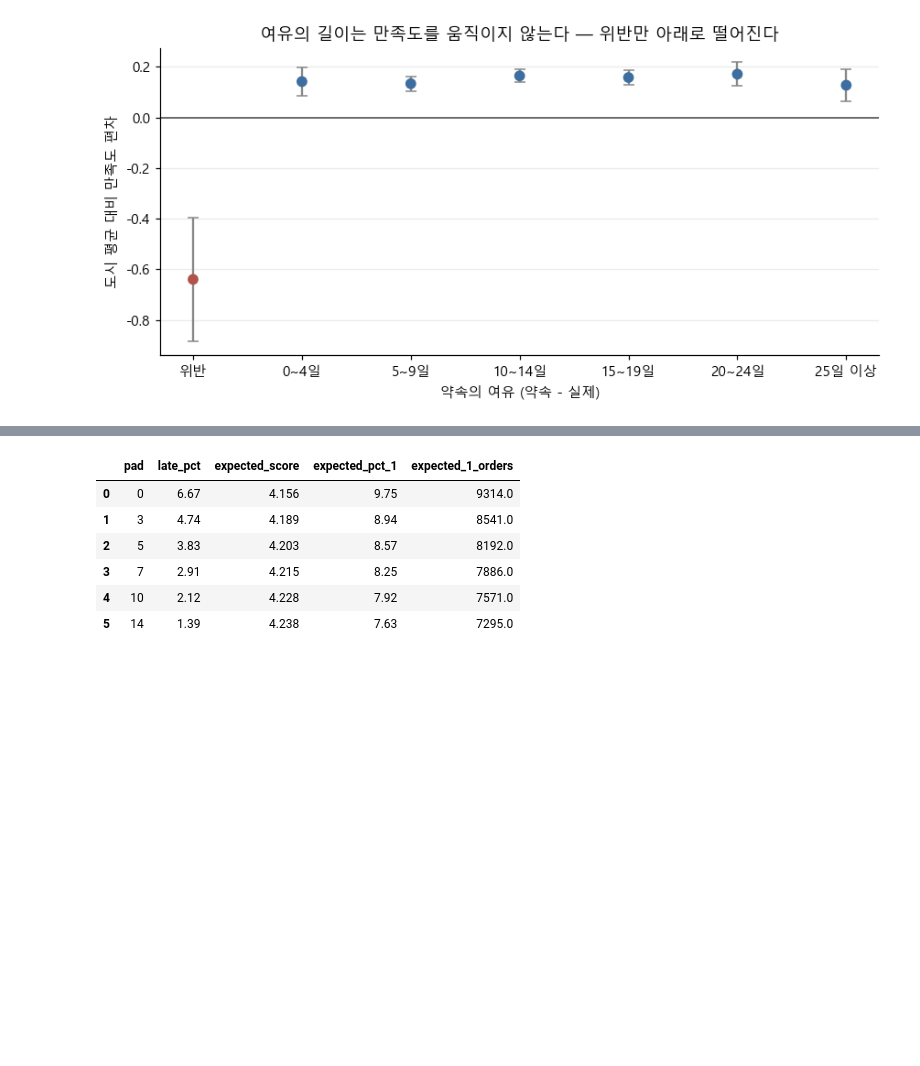
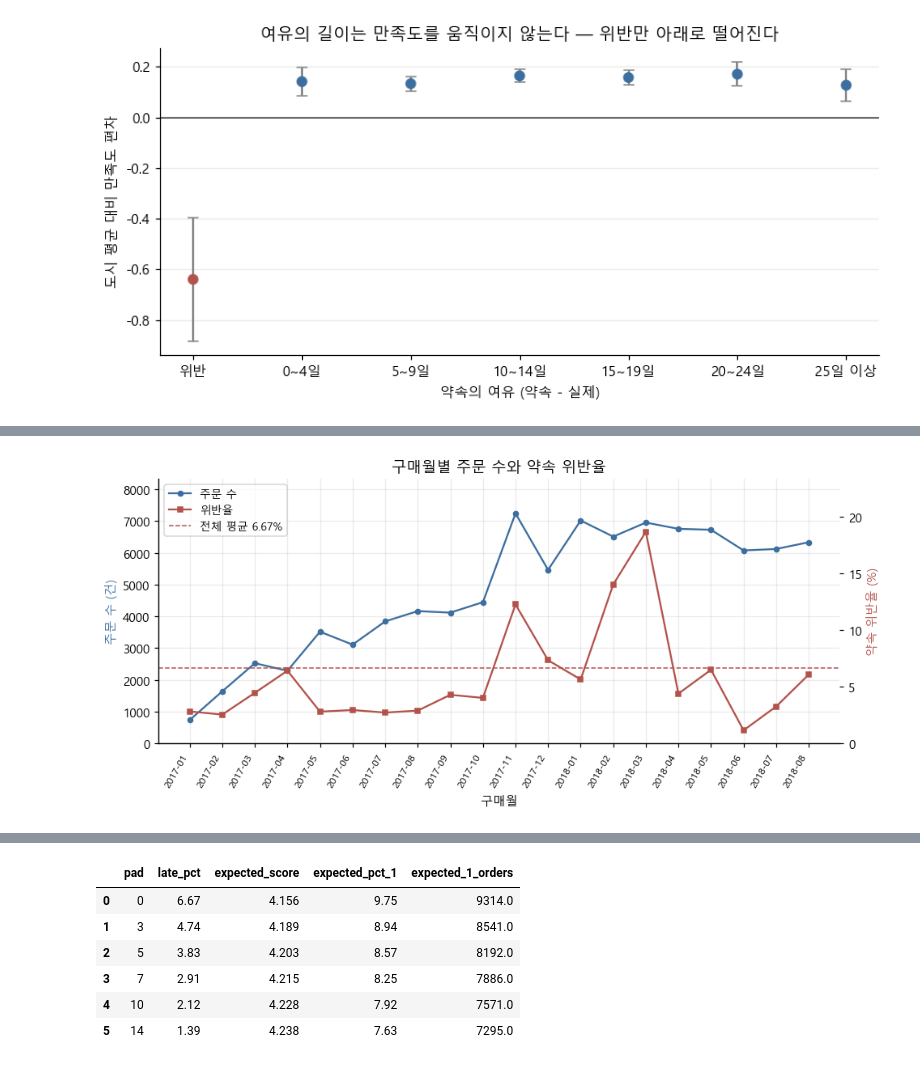
Before and after one commit to wlstjd1011/Olist-data-analyze, a Jupyter notebook: notebooks/06_delivery_expectation.ipynb, the cells around one changed output, grey strips where cells are left out. Saved outputs shown, nothing was run; the diff lists cells and outputs as text; code cells hidden in the pictures; blank space fills up the shorter version.

```diff
--- a/notebooks/06_delivery_expectation.ipynb
+++ b/notebooks/06_delivery_expectation.ipynb
@@ -1233,0 +1344,39 @@ plt.show()
+# %%
+df = con.execute("""
+SELECT strftime(order_purchase_timestamp, '%Y-%m')     AS month,
+       COUNT(*)                                        AS orders,
+       100.0 * COUNT(*) FILTER (days_vs_promise > 0)
+             / COUNT(*)                                AS late_pct
+FROM delivery_review
+GROUP BY month
+ORDER BY month
+""").df()
+
+overall = con.execute("""
+SELECT 100.0 * COUNT(*) FILTER (days_vs_promise > 0) / COUNT(*)
+FROM delivery_review
+""").fetchone()[0]
+
+fig, ax1 = plt.subplots(figsize=(9, 4.2))
+
+l1, = ax1.plot(df.month, df.orders, marker='o', ms=4, color='#3C6E9F', label='주문 수')
+ax1.set_ylabel('주문 수 (건)', color='#3C6E9F')
+ax1.set_ylim(0, df.orders.max() * 1.15)
+
+ax2 = ax1.twinx()
+l2, = ax2.plot(df.month, df.late_pct, marker='s', ms=4, color='#B3524B', label='위반율')
+l3 = ax2.axhline(overall, color='#B3524B', lw=1, ls='--',
+                 label=f'전체 평균 {overall:.2f}%')
+ax2.set_ylabel('약속 위반율 (%)', color='#B3524B')
+ax2.set_ylim(0, df.late_pct.max() * 1.25)
+ax2.grid(visible=False)
+
+ax1.set_xticks(range(len(df)))
+ax1.set_xticklabels(df.month, rotation=60, ha='right', fontsize=8)
+ax1.set_xlabel('구매월')
+ax1.set_title('구매월별 주문 수와 약속 위반율')
+ax1.legend(handles=[l1, l2, l3], loc='upper left', fontsize=9)
+plt.tight_layout()
+plt.show()
+# %% [output]
+[figure, added]
```
Also changed, not shown: parts of 38 cells of this notebook, 2 other files.
